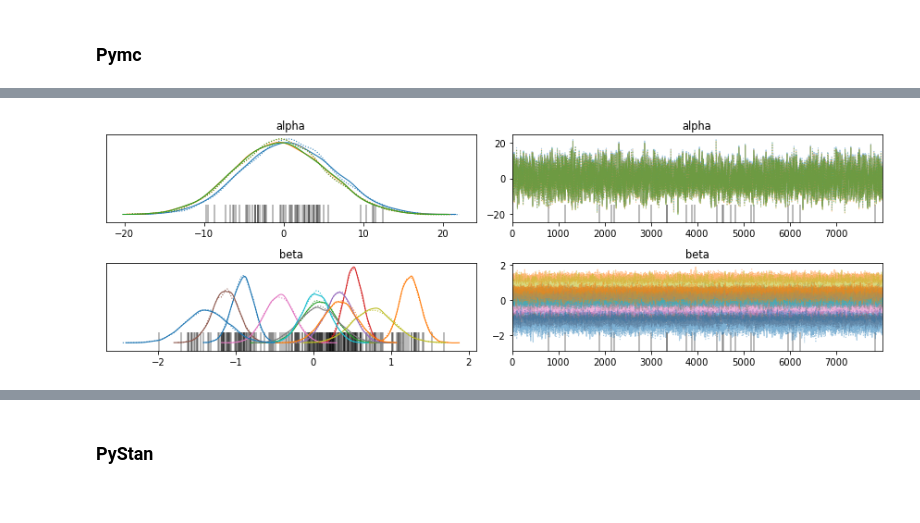
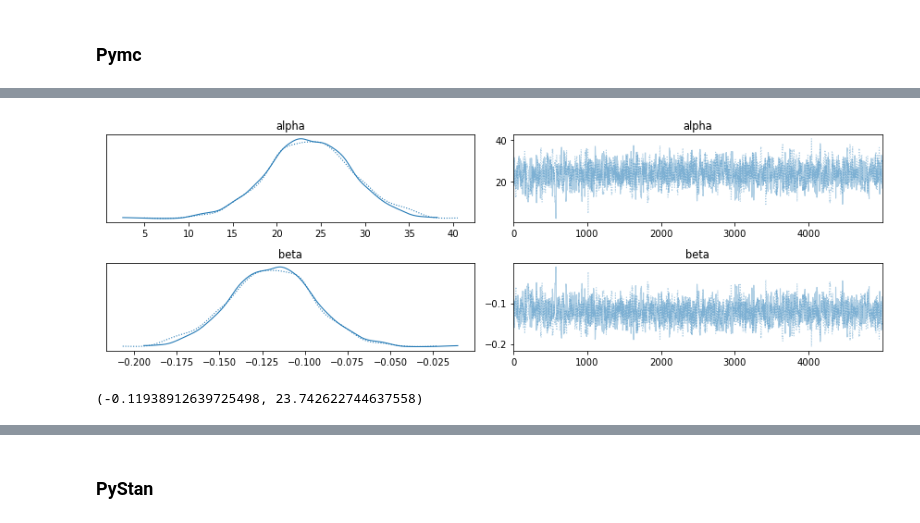
Before and after one commit to claudia-hm/BSPP, a Jupyter notebook: Project/submission/Experiments - PyMC, PyStan and TFP.ipynb, the cells around one changed output, grey strips where cells are left out. Drawn from its saved outputs; the diff is of its cells as text; code cells hidden in the pictures.

Commit message:
started comparison

```diff
--- a/Project/submission/Experiments - PyMC, PyStan and TFP.ipynb
+++ b/Project/submission/Experiments - PyMC, PyStan and TFP.ipynb
@@ -43,3 +45,8 @@ penguins.head()
 | 2 | Adelie | 40.3 | 18.0 | 195.0 | 3250.0 |
 | 4 | Adelie | 36.7 | 19.3 | 193.0 | 3450.0 |
 | 5 | Adelie | 39.3 | 20.6 | 190.0 | 3650.0 |
+# %%
+train, test = train_test_split(penguins, test_size=0.3, random_state=2)
+
+print('Train shape:', train.shape)
+print('Test shape:', test.shape)
@@ -46,6 +56,8 @@ penguins.head()
 # %%
-y_s = pd.Categorical(penguins['species']).codes
-N = len(y_s)
-x_n = penguins.columns[1:]
-x_s = penguins[x_n].values
-x_s = (x_s - x_s.mean(axis=0))/x_s.std(axis=0)
+species = ['Adelie', 'Chinstrap']
+
+p1 = train[train['species'].isin(species)]
+y_train = ((p1['species'] == species[0])*1).values
+N1=len(y_train)
+ind_vars = 'flipper_length_mm'
+x_train = p1[ind_vars].values.reshape((N1, 1))
@@ -62,0 +74,2 @@ data = {
+# %%
+K = 1
@@ -82,15 +103,16 @@ array([ 0.55986555, -0.16453957, -0.39532598])
 ### Pymc
 # %%
 start_time = time.time()
-with pm.Model() as model_s:
-    alpha = pm.Normal('alpha', mu=0, sigma=10, shape=3)
-    beta = pm.Normal('beta', mu=0, sigma=2, shape=(4,3))
-    mu = alpha + pm.math.dot(x_s, beta)
-    theta = pm.math.softmax(mu)
-    yl = pm.Categorical('yl', p=theta, observed=y_s)
+with pm.Model() as model_train:
+    alpha = pm.Normal('alpha', mu=0, sigma=10)
+    beta = pm.Normal('beta', mu=0, sigma=1, shape=K)
+    mu = alpha + pm.math.dot(x_train, beta)
+    theta = pm.Deterministic('theta', 1 / (1 + pm.math.exp(-mu)))
+    bd = pm.Deterministic('bd', -alpha/beta)
+    yl = pm.Bernoulli('yl', p=theta, observed=y_train)
     start = pm.find_MAP()
     step = pm.NUTS()
-    trace_s = pm.sample(8000, step, start, tune=5000)
+    trace_train = pm.sample(5000, step, start, tune=2000)
 tot_time = time.time() - start_time
 print("PyMC execution time: {}".format(tot_time))
 # %% [output]
@@ -104,6 +126,6 @@ PyMC execution time: 1166.7608442306519
 # %%
-plots = az.plot_trace(trace_s, ['alpha','beta'])
+plots = az.plot_trace(trace_train, ['alpha','beta'])
 plt.tight_layout()
 plt.show()
 # %% [output]
-[figure, old version]
+[figure, new version]
@@ -109,0 +142,4 @@ plt.show()
+# %%
+beta_pymc, alpha_pymc
+# %% [output]
+(-0.11938912639725498, 23.742622744637558)
```
Also changed, not shown: parts of 25 cells of this notebook, 3 other files.
